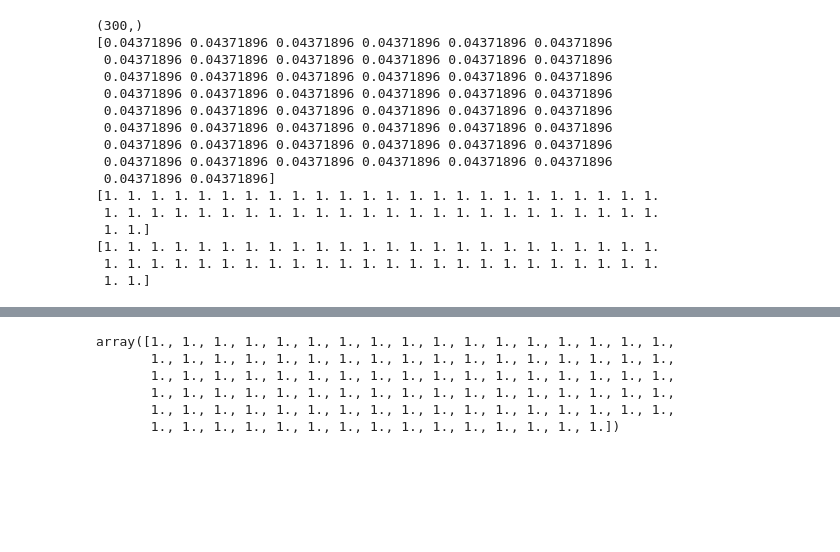
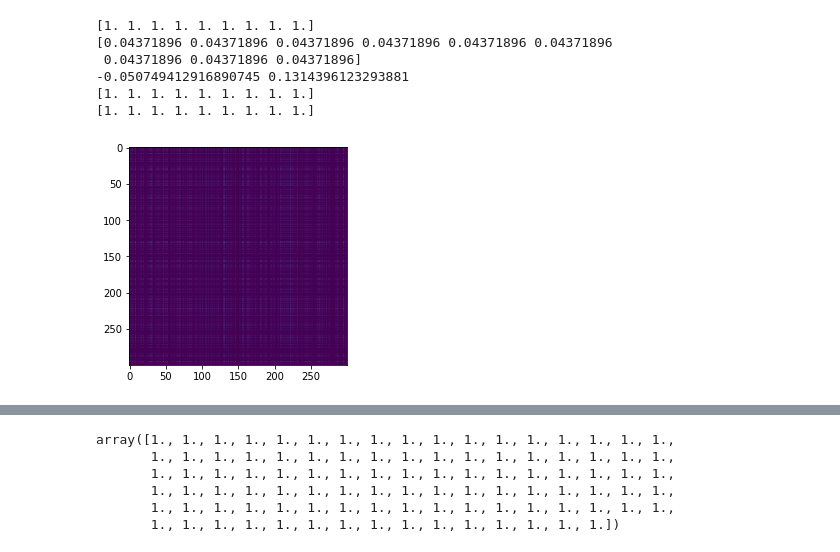
Before and after one commit to franciscovargas/Bias_space_study, a Jupyter notebook: notebooks/exploring_bolukbasi_2016.ipynb, the cells around one changed output, grey strips where cells are left out. Saved outputs shown, nothing was run; the diff lists cells and outputs as text; code cells hidden in the pictures; blank space fills up the shorter version.

```diff
--- a/notebooks/exploring_bolukbasi_2016.ipynb
+++ b/notebooks/exploring_bolukbasi_2016.ipynb
@@ -61,50 +61,51 @@ def get_pc_projection(X, k=1):
     D, V = la.eigh(C)
     V = V[:, :k]
     return V.dot(V.T)
 
 def create_nu(X, P):
     mu = X.mean(axis=0)
     nu = mu - P.dot(mu)
     return nu, P.dot(mu)
 
-def equalize(E, P, N=None):
+def equalize(E, P, N=None, debug=True):
 
     nu, mu_b = create_nu(E, P)
+#     print(E[0,:] == E[1,:])
+    if debug:
+        print(np.linalg.norm(E, axis=1))
 
     E = E.dot(P) - 0 * mu_b
-    print( np.linalg.norm(E, axis=1))
+
+    if debug:
+        print(np.linalg.norm(E, axis=1))
+        plt.imshow(np.abs(P))
+        print(np.min(P.ravel()), np.max(P.ravel()))
+
     E /= np.linalg.norm(E, axis=1)[..., None]
 
     v = np.linalg.norm(nu)
     fac = np.sqrt(1 - v**2)
     remb = nu +  fac * E
-    print(np.linalg.norm(E,axis=1))
-    print(np.linalg.norm(remb, axis=1))
+
+    if debug:
+        print(np.linalg.norm(E,axis=1))
+        print(np.linalg.norm(remb, axis=1))
 
     return remb, E
 
 def neutralise(X, P):
 
     return X.dot((np.eye(P.shape[0]) - P))
 
 # Make equaliser set out of : he, his, her, she, him, man, women, men, woman
-E = G[0:50, :]
+E = G[0:9, :]
 
 Eveq, E = equalize(E, P, Nv)
 # %% [output]
-(300,)
+[1. 1. 1. 1. 1. 1. 1. 1. 1.]
 [0.04371896 0.04371896 0.04371896 0.04371896 0.04371896 0.04371896
- 0.04371896 0.04371896 0.04371896 0.04371896 0.04371896 0.04371896
- 0.04371896 0.04371896 0.04371896 0.04371896 0.04371896 0.04371896
- 0.04371896 0.04371896 0.04371896 0.04371896 0.04371896 0.04371896
- 0.04371896 0.04371896 0.04371896 0.04371896 0.04371896 0.04371896
- 0.04371896 0.04371896 0.04371896 0.04371896 0.04371896 0.04371896
- 0.04371896 0.04371896 0.04371896 0.04371896 0.04371896 0.04371896
- 0.04371896 0.04371896 0.04371896 0.04371896 0.04371896 0.04371896
- 0.04371896 0.04371896]
-[1. 1. 1. 1. 1. 1. 1. 1. 1. 1. 1. 1. 1. 1. 1. 1. 1. 1. 1. 1. 1. 1. 1. 1.
- 1. 1. 1. 1. 1. 1. 1. 1. 1. 1. 1. 1. 1. 1. 1. 1. 1. 1. 1. 1. 1. 1. 1. 1.
- 1. 1.]
-[1. 1. 1. 1. 1. 1. 1. 1. 1. 1. 1. 1. 1. 1. 1. 1. 1. 1. 1. 1. 1. 1. 1. 1.
- 1. 1. 1. 1. 1. 1. 1. 1. 1. 1. 1. 1. 1. 1. 1. 1. 1. 1. 1. 1. 1. 1. 1. 1.
- 1. 1.]
+ 0.04371896 0.04371896 0.04371896]
+-0.050749412916890745 0.1314396123293881
+[1. 1. 1. 1. 1. 1. 1. 1. 1.]
+[1. 1. 1. 1. 1. 1. 1. 1. 1.]
+[figure, added]
```
Also changed, not shown: parts of 3 cells of this notebook.
